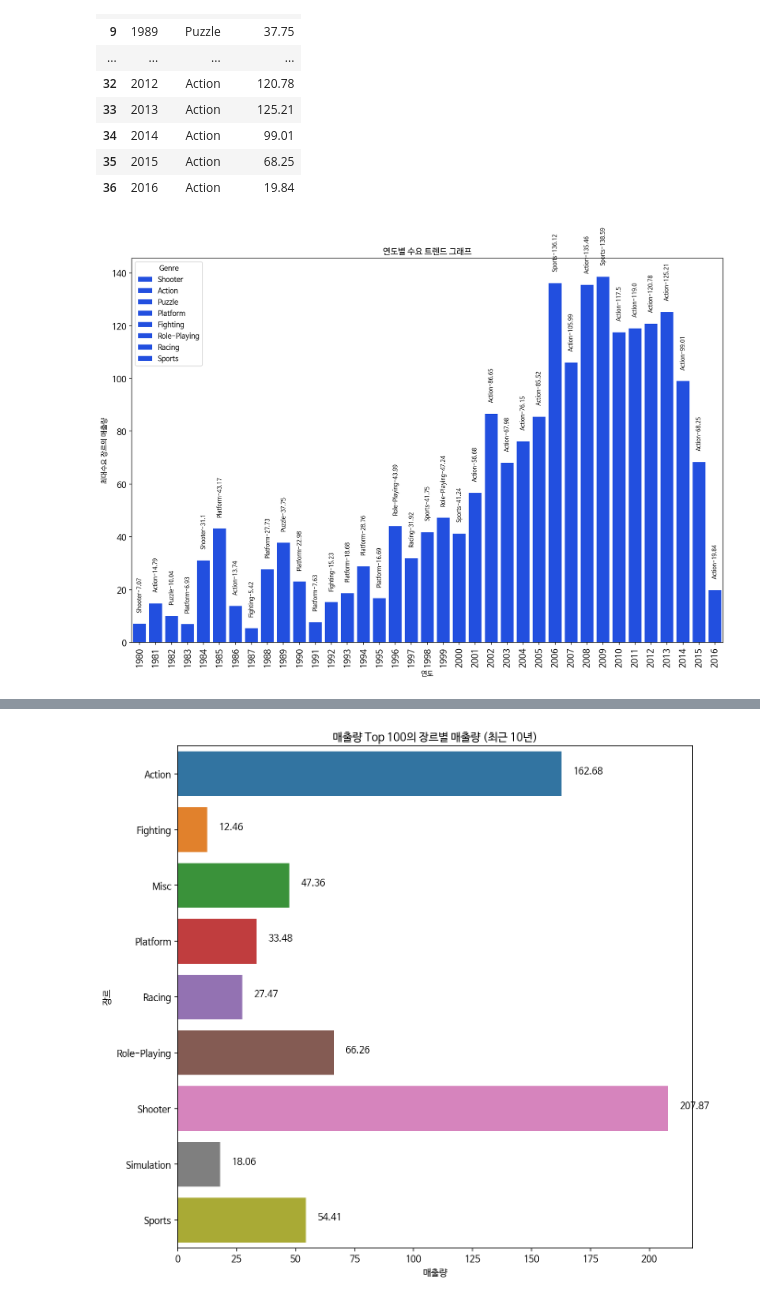
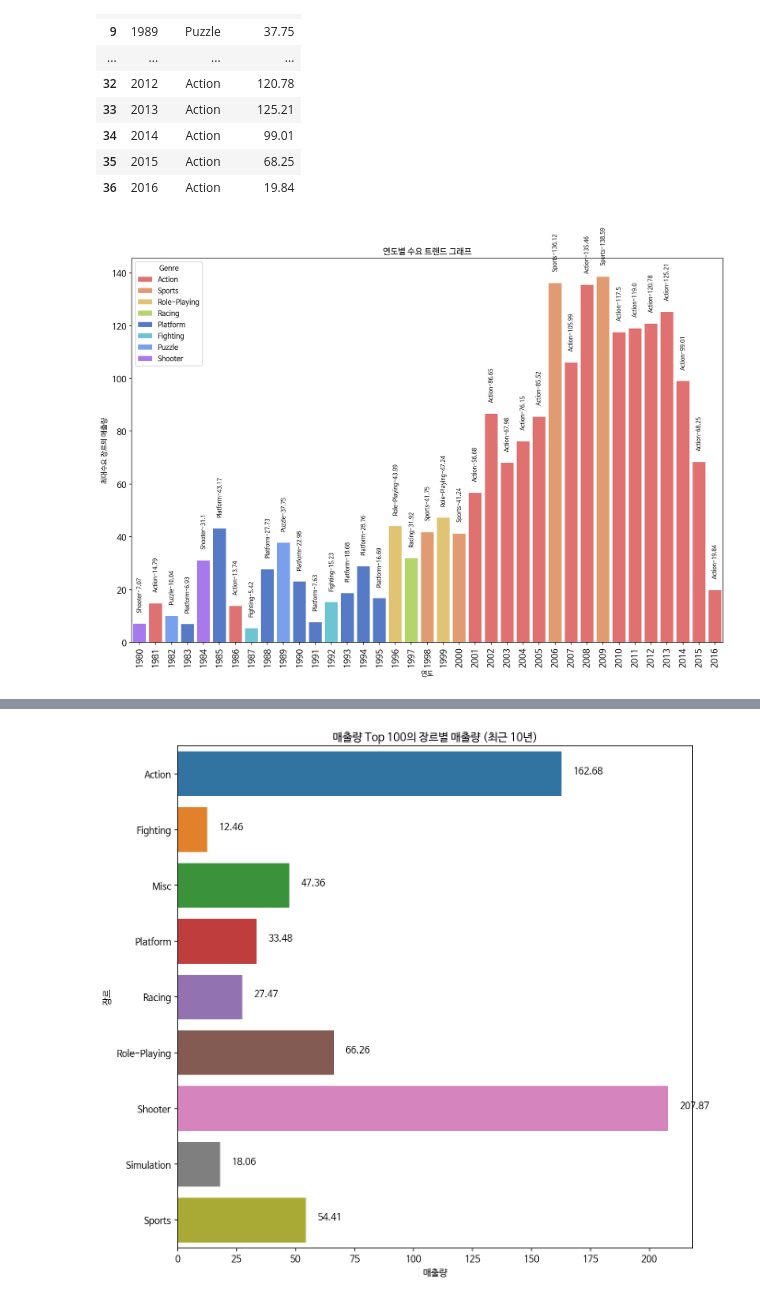
Before and after one commit to colacan100/Game_Production_Plan, a Jupyter notebook: Game_Design_Project_5.ipynb, the cells around one changed output, grey strips where cells are left out. Drawn from its saved outputs; the diff is of its cells as text; code cells hidden in the pictures.

Commit message:
Visualization

```diff
--- a/Game_Design_Project_5.ipynb
+++ b/Game_Design_Project_5.ipynb
@@ -228,41 +265,48 @@ year_max_sales
 # %%
 # 연도별 수요 트렌드 그래프: 연도별 흐름을 보여주기 위해서 barplot을 이용했다.
 genre = year_max_sales['Genre'].values
 plt.figure(figsize=(15,10))
 
-# 수정 필요
-palette1 = sns.set_palette('bright')
-palette2 = sns.set_palette('bright')
-palette3 = sns.set_palette('bright')
-palette4 = sns.set_palette('bright')
-palette5 = sns.set_palette('bright')
-palette6 = sns.set_palette('bright')
-palette7 = sns.set_palette('bright')
-palette8 = sns.set_palette('bright')
+colors = ["#F15F5F"]
+sns.set_palette(sns.color_palette(colors))
+year_barplot = sns.barplot(x='Year', y='Sales_sum',hue='Genre', data=year_max_sales,hue_order=['Action'])
+colors = ["#F29661"]
+sns.set_palette(sns.color_palette(colors))
+year_barplot = sns.barplot(x='Year', y='Sales_sum',hue='Genre', data=year_max_sales,hue_order=['Sports'])
+colors = ["#F2CB61"]
+sns.set_palette(sns.color_palette(colors))
+year_barplot = sns.barplot(x='Year', y='Sales_sum',hue='Genre', data=year_max_sales,hue_order=['Role-Playing'])
+colors = ["#BCE55C"]
+sns.set_palette(sns.color_palette(colors))
+year_barplot = sns.barplot(x='Year', y='Sales_sum',hue='Genre', data=year_max_sales,hue_order=['Racing'])
+colors = ["#4374D9"]
+sns.set_palette(sns.color_palette(colors))
+year_barplot = sns.barplot(x='Year', y='Sales_sum',hue='Genre', data=year_max_sales,hue_order=['Platform'])
+colors = ["#5CD1E5"]
+sns.set_palette(sns.color_palette(colors))
+year_barplot = sns.barplot(x='Year', y='Sales_sum',hue='Genre', data=year_max_sales,hue_order=['Fighting'])
+colors = ["#6799FF"]
+sns.set_palette(sns.color_palette(colors))
+year_barplot = sns.barplot(x='Year', y='Sales_sum',hue='Genre', data=year_max_sales,hue_order=['Puzzle'])
+colors = ["#A566FF"]
+sns.set_palette(sns.color_palette(colors))
+year_barplot = sns.barplot(x='Year', y='Sales_sum',hue='Genre', data=year_max_sales,hue_order=['Shooter'])
 
-year_barplot = sns.barplot(x='Year', y='Sales_sum',hue='Genre', data=year_max_sales,hue_order=['Shooter'], palette = palette1)
-year_barplot = sns.barplot(x='Year', y='Sales_sum',hue='Genre', data=year_max_sales,hue_order=['Action'], palette = palette2)
-year_barplot = sns.barplot(x='Year', y='Sales_sum',hue='Genre', data=year_max_sales,hue_order=['Puzzle'], palette = palette3)
-year_barplot = sns.barplot(x='Year', y='Sales_sum',hue='Genre', data=year_max_sales,hue_order=['Platform'], palette = palette4)
-year_barplot = sns.barplot(x='Year', y='Sales_sum',hue='Genre', data=year_max_sales,hue_order=['Fighting'], palette = palette5)
-year_barplot = sns.barplot(x='Year', y='Sales_sum',hue='Genre', data=year_max_sales,hue_order=['Role-Playing'], palette = palette6)
-year_barplot = sns.barplot(x='Year', y='Sales_sum',hue='Genre', data=year_max_sales,hue_order=['Racing'], palette = palette7)
-year_barplot = sns.barplot(x='Year', y='Sales_sum',hue='Genre', data=year_max_sales,hue_order=['Sports'], palette = palette8)
 
 cnt = 0
 for value in year_max_sales['Sales_sum']:
     year_barplot.text(x=cnt, y=value + 5, s=str(genre[cnt] + '-' + str(round(value,2))),
             color='black', size=8, rotation=90, ha='center')
     cnt+=1
 plt.xticks(rotation=90, fontsize=12)
 plt.yticks(fontsize=12)
 plt.title('연도별 수요 트렌드 그래프')
 plt.xlabel('연도')
 plt.ylabel('최대수요 장르의 매출량')
 plt.show()
 # 수요 부분에서 최근 트렌드는 Action 장르임을 알 수 있다.
 # %% [output]
-[figure, old version]
+[figure, new version]
 # %%
 # 출고량이 높은 게임에 대한 분석 및 시각화 프로세스
 # 주제에 맞게끔 최근 10년간 판매량 Top 100을 선정
```
Also changed, not shown: parts of 3 cells of this notebook.
